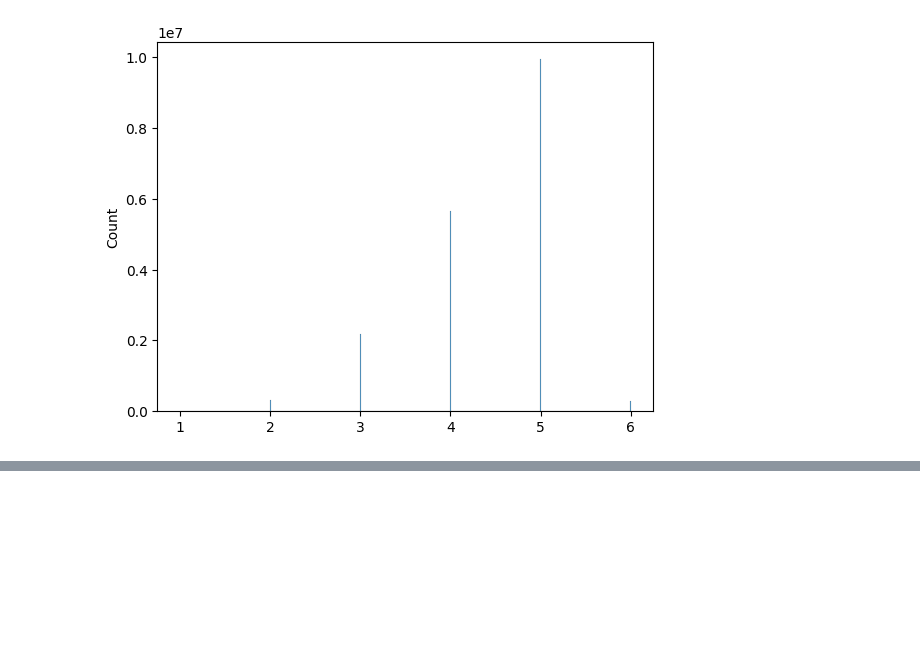
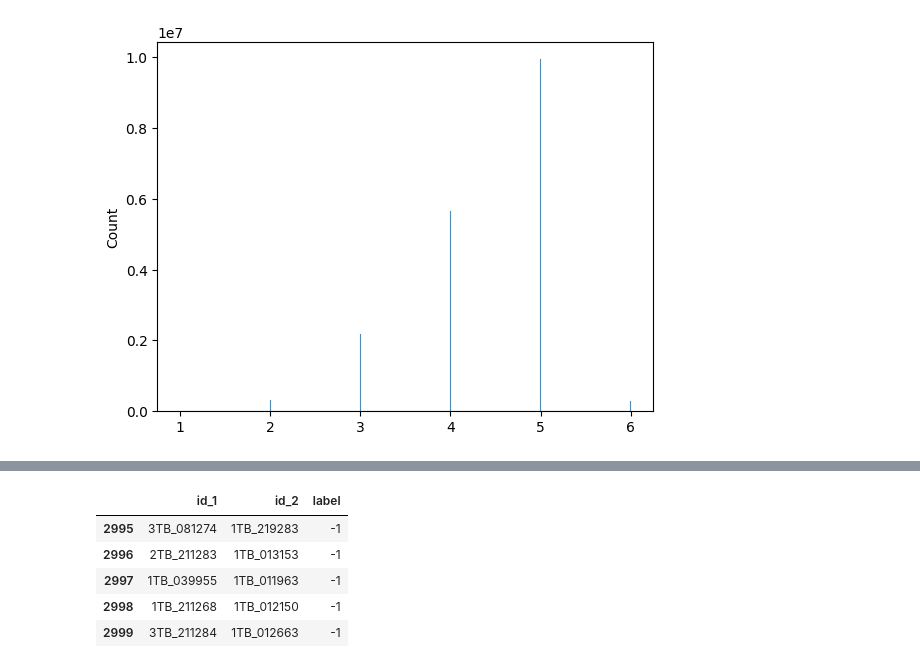
Before and after one commit to HerrLuca99/FLIP2_seq_fun, a Jupyter notebook: flip2_Project/Scripts/4_pos_and_neg_pairs.ipynb, the cells around one changed output, grey strips where cells are left out. Cells and saved outputs as stored; diff of their text form; code cells hidden in the pictures; blank space fills up the shorter version.

```diff
--- a/flip2_Project/Scripts/4_pos_and_neg_pairs.ipynb
+++ b/flip2_Project/Scripts/4_pos_and_neg_pairs.ipynb
@@ -153,0 +191,10 @@ df_neg_paires
+# %%
+df_concat = pd.concat([df_pos_paires, df_con_paires])
+df_concat.tail()
+# %% [output]
+|  | id_1 | id_2 | label |
+| 2995 | 3TB_081274 | 1TB_219283 | -1 |
+| 2996 | 2TB_211283 | 1TB_013153 | -1 |
+| 2997 | 1TB_039955 | 1TB_011963 | -1 |
+| 2998 | 1TB_211268 | 1TB_012150 | -1 |
+| 2999 | 3TB_211284 | 1TB_012663 | -1 |
```
Also changed, not shown: parts of 8 cells of this notebook, 6 other files.
